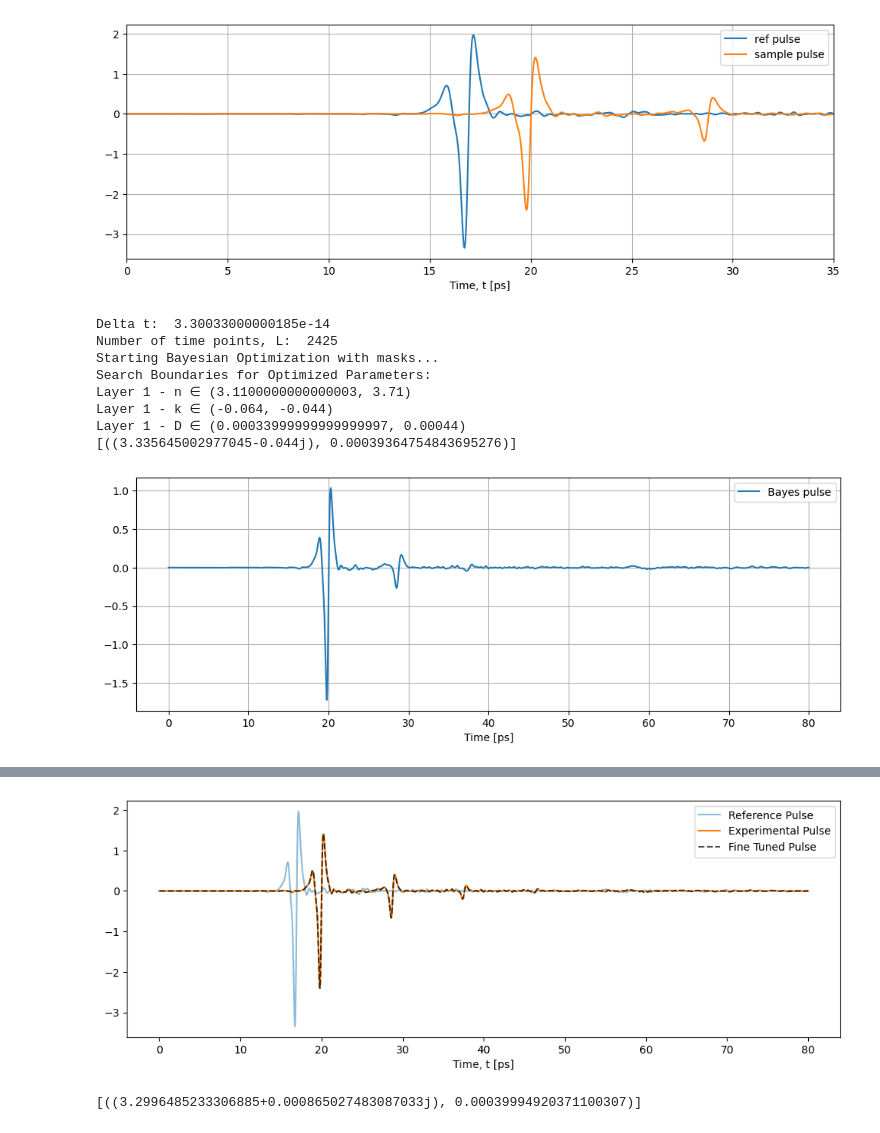
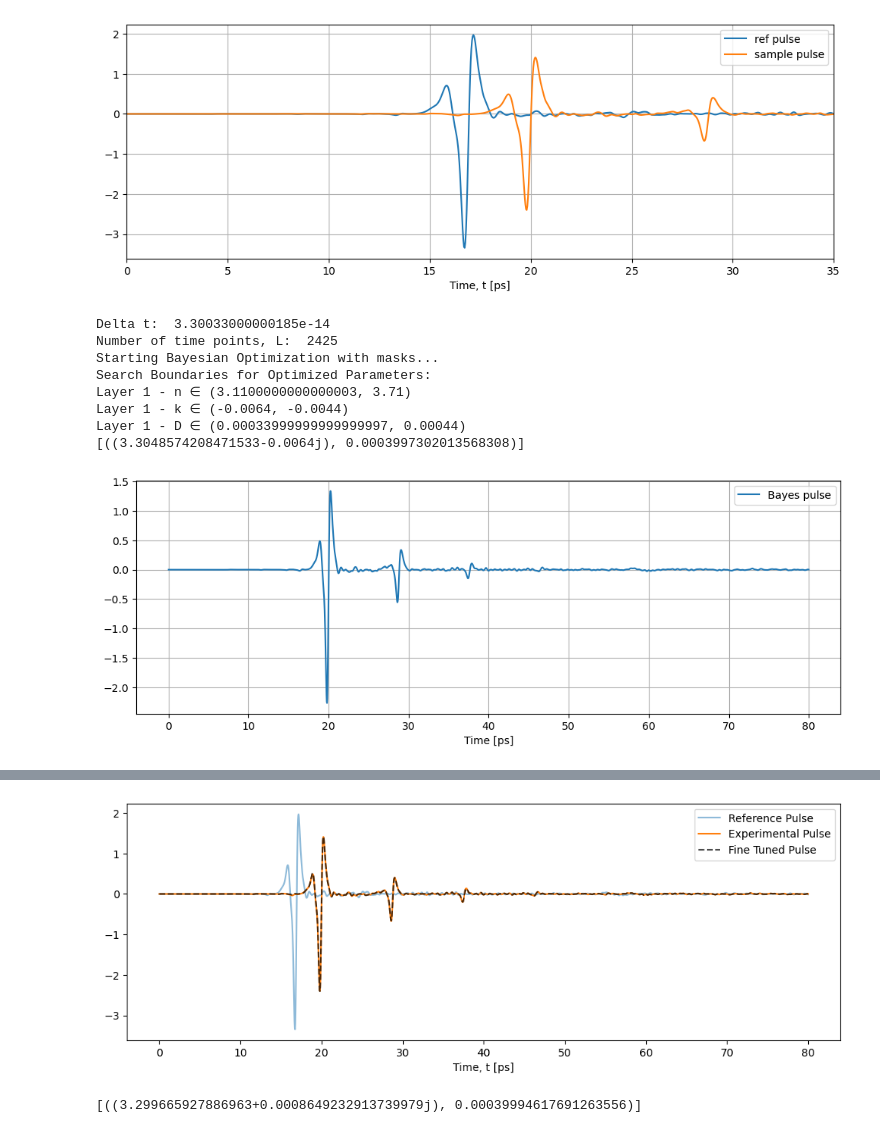
Before and after one commit to Loriginale2000/TerahertzProject, a Jupyter notebook: TheoTHzTDS/THz-TDS/Transfer Matrix Method/HRZ_Si_06_02_2026.ipynb, the cells around one changed output, grey strips where cells are left out. Drawn from its saved outputs; the diff is of its cells as text; code cells hidden in the pictures.

```diff
--- a/TheoTHzTDS/THz-TDS/Transfer Matrix Method/HRZ_Si_06_02_2026.ipynb
+++ b/TheoTHzTDS/THz-TDS/Transfer Matrix Method/HRZ_Si_06_02_2026.ipynb
@@ -218,9 +226,9 @@ plt.show()
 [figure]
 # %%
 # set initial guesses for Bayes optimization
-layers_init = [(3.41-0.054j, 0.390e-3)]
+layers_init = [(3.41-0.0054j, 0.390e-3)]
 # set bounds for optimization
-optimization_bounds = [0.3, 0.01, 0.05e-3]
+optimization_bounds = [0.3, 0.001, 0.05e-3]
 
 deltat = t1[1] - t1[0]
 deltat = deltat * 1e-12
@@ -259,34 +267,34 @@ plt.show()
 
 
 
 
 
 
 
  # Initialize adam optimizer object
 grad_optimizer = LayeredExtractor(reference_pulse_tensor,sample_pulse_tensor, deltat, bayes_params,optimization_mask, lr=0.0001)
  # Run optimization for set iterations, ‘updates’ provides a printout of progress
 optim_params = grad_optimizer.optimize(num_iterations=2000,updates=100)
 optim_pulse = simulate_parallel(reference_pulse_tensor,
 optim_params, deltat, 0)[1].detach().cpu().numpy()[:L]
 print(optim_params)
 plt.figure(figsize=(12,4))
 plt.plot(t1, reference_pulse_tensor.detach().cpu().numpy(), label='Reference Pulse',
 alpha=0.5)
 plt.plot(t2, sample_pulse_tensor.detach().cpu().numpy(),
 label='Experimental Pulse')
 plt.plot(t1, optim_pulse, label='Fine Tuned Pulse',alpha=0.7, linestyle='--',color='black')
 plt.xlabel('Time, t [ps]')
 plt.legend()
 plt.show()
 # %% [output]
 Delta t:  3.30033000000185e-14
 Number of time points, L:  2425
 Starting Bayesian Optimization with masks...
 Search Boundaries for Optimized Parameters:
 Layer 1 - n ∈ (3.1100000000000003, 3.71)
-Layer 1 - k ∈ (-0.064, -0.044)
+Layer 1 - k ∈ (-0.0064, -0.0044)
 Layer 1 - D ∈ (0.00033999999999999997, 0.00044)
-[((3.335645002977045-0.044j), 0.00039364754843695276)]
+[((3.3048574208471533-0.0064j), 0.0003997302013568308)]
-[figure, old version]
+[figure, new version]
 Fine-tuning 3 parameters for 2000 iterations.
@@ -310,7 +318,7 @@ Iteration 1999, Loss: 4.492636e-03, Layer 0: n=3.2996, k=0.00086, D=399.95 µm
 # %%
 optim_params
 # %% [output]
-[((3.2996485233306885+0.000865027483087033j), 0.00039994920371100307)]
+[((3.299665927886963+0.0008649232913739979j), 0.00039994617691263556)]
 # %%
 plt.plot(grad_optimizer.loss_history)
 plt.xlabel('Iterations')
```
Also changed, not shown: parts of 6 cells of this notebook, 2 other files.
